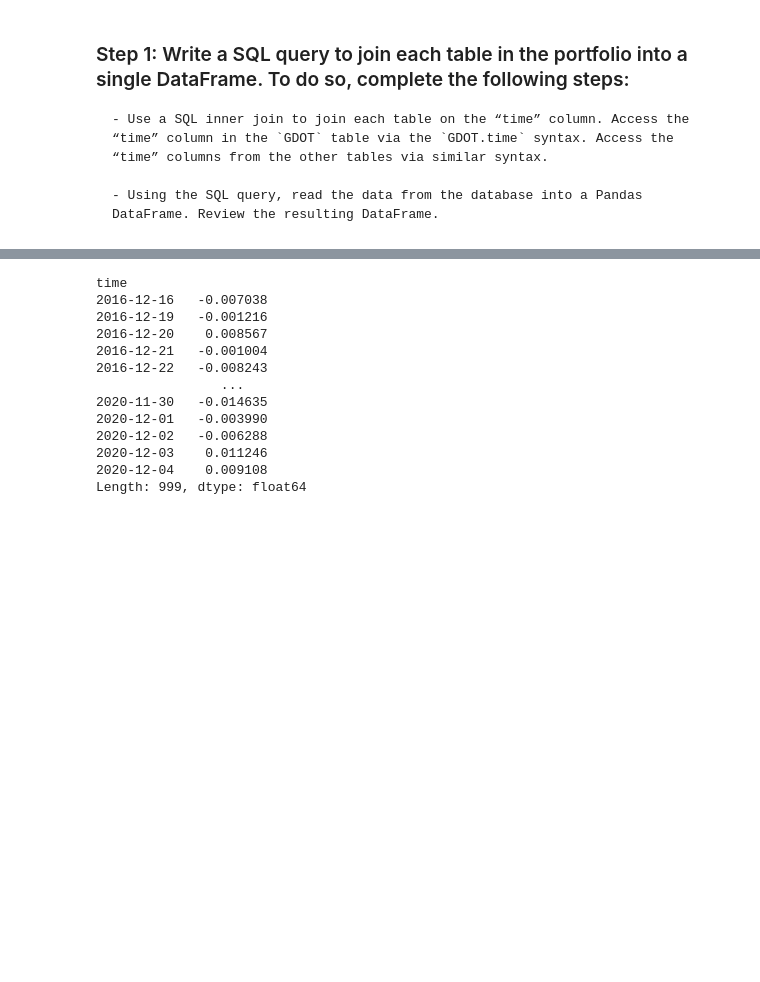
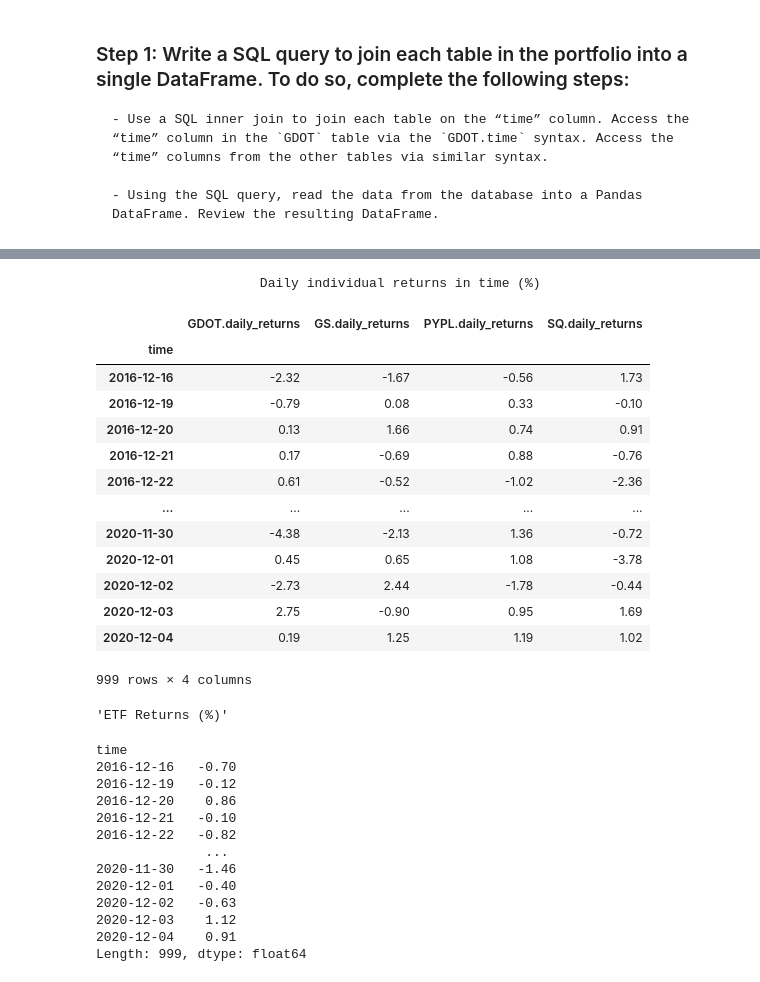
Before and after one commit to paocarvajal1912/DB_WebApp_using_SQL_Voila, a Jupyter notebook: etf_analyzer.ipynb, the cells around one changed output, grey strips where cells are left out. Saved outputs shown, nothing was run; the diff lists cells and outputs as text; code cells hidden in the pictures; blank space fills up the shorter version.

```diff
--- a/etf_analyzer.ipynb
+++ b/etf_analyzer.ipynb
@@ -401,43 +309,64 @@ etf_portfolio
 # %%
-# Create a DataFrame that displays the mean value of the “daily_returns” columns for all four assets.
+# As a second view, we create a DataFrame that displays the value of the “daily_returns” for all four assets only, and assign an index.
 # Use the time column from each table as the basis for the join
 query2 = """
 SELECT  GDOT.time, GDOT.daily_returns as 'GDOT.daily_returns',
    GS.daily_returns as 'GS.daily_returns',
    PYPL.daily_returns as 'PYPL.daily_returns',
    SQ.daily_returns as 'SQ.daily_returns'
 FROM GDOT, GS, PYPL, SQ
 WHERE GDOT.time=GS.time
 AND PYPL.time=SQ.time
 AND GDOT.time=PYPL.time
 """
 
+
 #['GDOT', 'GS', 'PYPL', 'SQ']
 # Using the query, read the data from the database into a Pandas DataFrame
 fmt='%Y%m%d %H:%M:%S'
 etf_portfolio2 = pd.read_sql_query(
         query2
         , engine
         ,parse_dates={'time':fmt}
 )
 etf_portfolio2=etf_portfolio2.set_index("time")
-etf_portfolio2
 
+print("                     Daily individual returns in time (%)")
+display(round((etf_portfolio2*100),2))
+
+# We repeat the calculation of average daily returns using this table
 etf_portfolio_returns = etf_portfolio2.mean(axis=1)
 
 # Review the resulting DataFrame
-etf_portfolio_returns
+display("ETF Returns (%)")
+display(round(etf_portfolio_returns*100,2))
 # %% [output]
-time
-2016-12-16   -0.007038
-2016-12-19   -0.001216
-2016-12-20    0.008567
-2016-12-21   -0.001004
-2016-12-22   -0.008243
-                ...
-2020-11-30   -0.014635
-2020-12-01   -0.003990
-2020-12-02   -0.006288
-2020-12-03    0.011246
-2020-12-04    0.009108
-Length: 999, dtype: float64
+                     Daily individual returns in time (%)
+|  | GDOT.daily_returns | GS.daily_returns | PYPL.daily_returns | SQ.daily_returns |
+| time |  |  |  |  |
+| 2016-12-16 | -2.32 | -1.67 | -0.56 | 1.73 |
+| 2016-12-19 | -0.79 | 0.08 | 0.33 | -0.10 |
+| 2016-12-20 | 0.13 | 1.66 | 0.74 | 0.91 |
+| 2016-12-21 | 0.17 | -0.69 | 0.88 | -0.76 |
+| 2016-12-22 | 0.61 | -0.52 | -1.02 | -2.36 |
+| ... | ... | ... | ... | ... |
+| 2020-11-30 | -4.38 | -2.13 | 1.36 | -0.72 |
+| 2020-12-01 | 0.45 | 0.65 | 1.08 | -3.78 |
+| 2020-12-02 | -2.73 | 2.44 | -1.78 | -0.44 |
+| 2020-12-03 | 2.75 | -0.90 | 0.95 | 1.69 |
+| 2020-12-04 | 0.19 | 1.25 | 1.19 | 1.02 |
+999 rows × 4 columns
+'ETF Returns (%)'
+time
+2016-12-16   -0.70
+2016-12-19   -0.12
+2016-12-20    0.86
+2016-12-21   -0.10
+2016-12-22   -0.82
+              ...
+2020-11-30   -1.46
+2020-12-01   -0.40
+2020-12-02   -0.63
+2020-12-03    1.12
+2020-12-04    0.91
+Length: 999, dtype: float64
```
Also changed, not shown: parts of 38 cells of this notebook.
